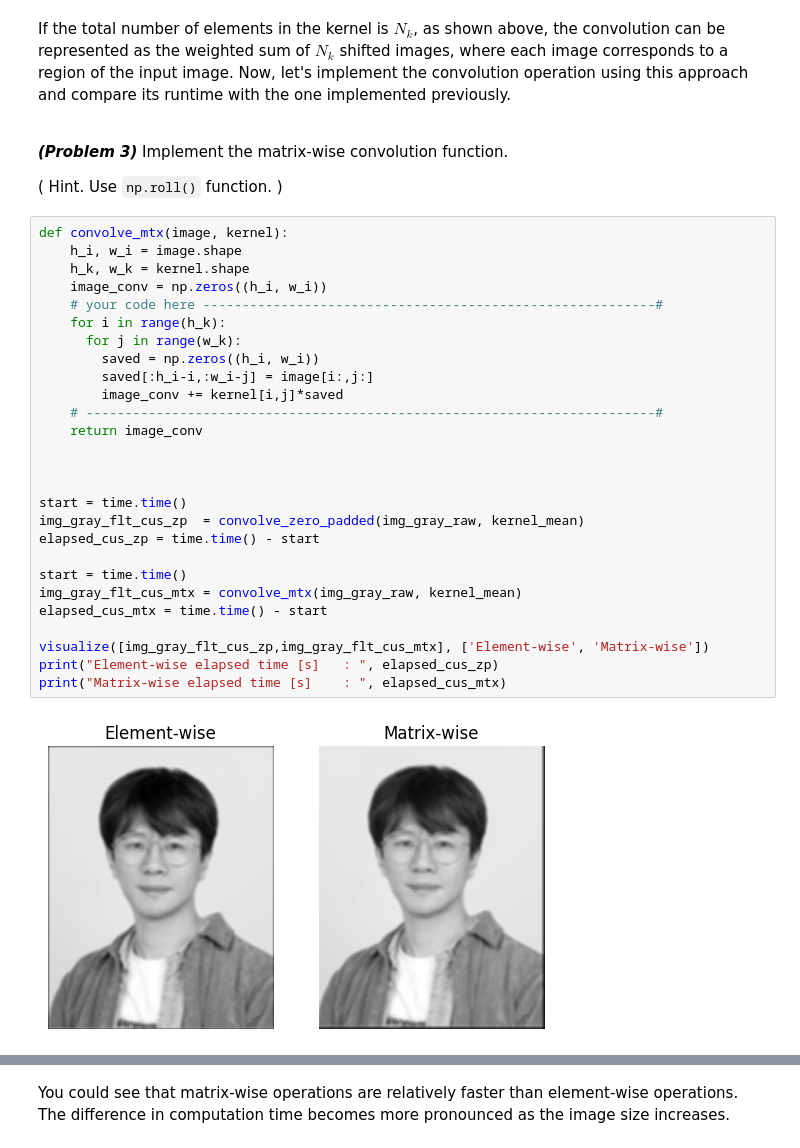
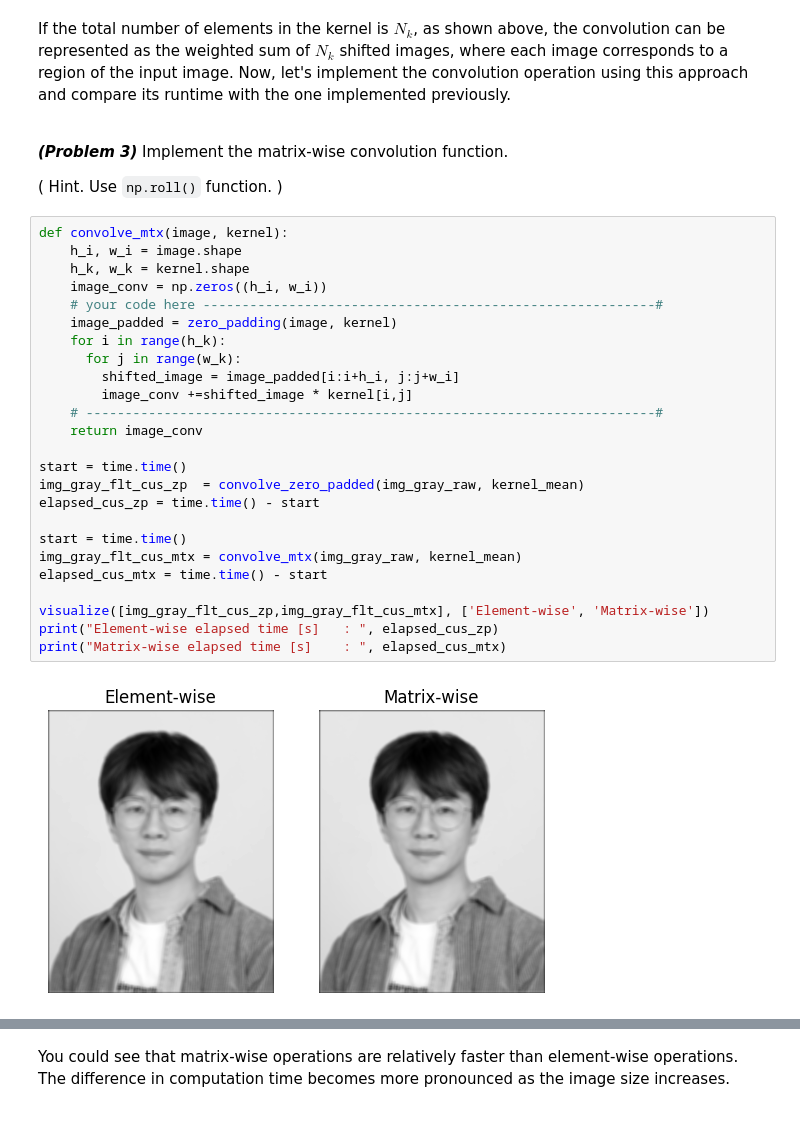
Before and after one commit to imrealhelper/Linear-Algebra, a Jupyter notebook: soft_ware_labs/ase3001_exercises_image_filtering.ipynb, the cells around one changed output, grey strips where cells are left out. Cells and saved outputs as stored; diff of their text form.

```diff
--- a/soft_ware_labs/ase3001_exercises_image_filtering.ipynb
+++ b/soft_ware_labs/ase3001_exercises_image_filtering.ipynb
@@ -186,29 +186,27 @@ _**(Problem 3)**_ Implement the matrix-wise convolution function.
 # %%
 def convolve_mtx(image, kernel):
     h_i, w_i = image.shape
     h_k, w_k = kernel.shape
     image_conv = np.zeros((h_i, w_i))
     # your code here ----------------------------------------------------------#
+    image_padded = zero_padding(image, kernel)
     for i in range(h_k):
       for j in range(w_k):
-        saved = np.zeros((h_i, w_i))
-        saved[:h_i-i,:w_i-j] = image[i:,j:]
-        image_conv += kernel[i,j]*saved
+        shifted_image = image_padded[i:i+h_i, j:j+w_i]
+        image_conv +=shifted_image * kernel[i,j]
     # -------------------------------------------------------------------------#
     return image_conv
-
-
 
 start = time.time()
 img_gray_flt_cus_zp  = convolve_zero_padded(img_gray_raw, kernel_mean)
 elapsed_cus_zp = time.time() - start
 
 start = time.time()
 img_gray_flt_cus_mtx = convolve_mtx(img_gray_raw, kernel_mean)
 elapsed_cus_mtx = time.time() - start
 
 visualize([img_gray_flt_cus_zp,img_gray_flt_cus_mtx], ['Element-wise', 'Matrix-wise'])
 print("Element-wise elapsed time [s]   : ", elapsed_cus_zp)
 print("Matrix-wise elapsed time [s]    : ", elapsed_cus_mtx)
 # %% [output]
-[figure, old version]
+[figure, new version]
```
Also changed, not shown: parts of 2 cells of this notebook.
